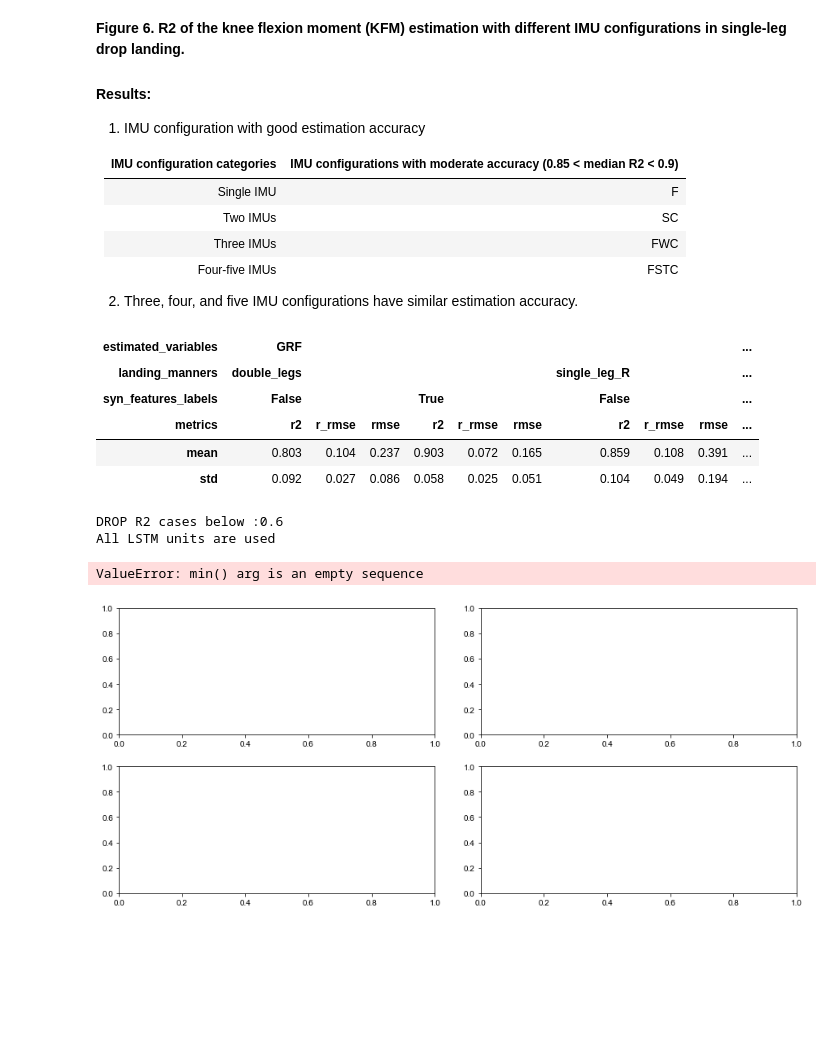
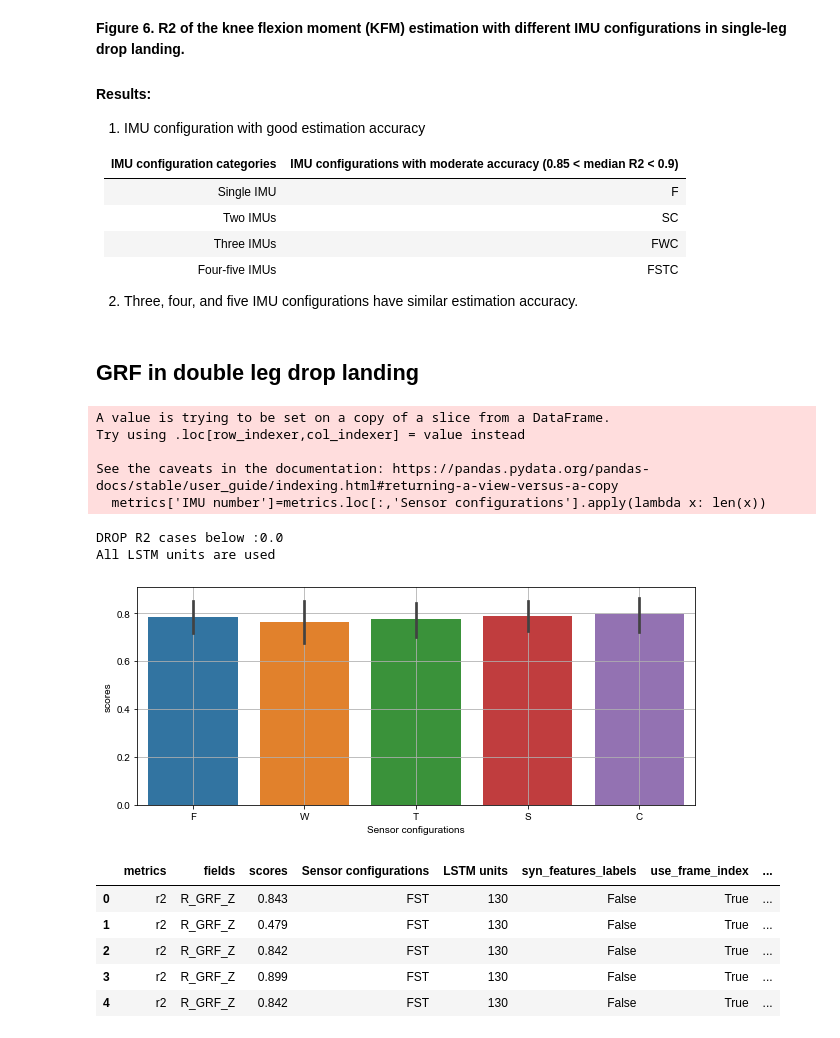
Before and after one commit to sunzhon/DataAnalysis, a Jupyter notebook: P5/drop_landing_estimation/script/jupyter-lab/results_analysis.ipynb, the cells around one changed output. Drawn from its saved outputs; the diff is of its cells as text; code cells hidden in the pictures; blank space fills up the shorter version.

Commit message:
Add mk_workspace

```diff
--- a/P5/drop_landing_estimation/script/jupyter-lab/results_analysis.ipynb
+++ b/P5/drop_landing_estimation/script/jupyter-lab/results_analysis.ipynb
@@ -268,21 +234,27 @@ All LSTM units are used
 # %%
 combination_investigation_results = "/media/sun/DATA/Drop_landing_workspace/suntao/Results/Experiment_results/training_testing/latest_train/testing_result_folders.txt"
 combination_investigation_results = "/media/sun/DATA/Drop_landing_workspace/suntao/Results/Experiment_results/training_testing/latest_train/metrics.csv"
-metrics = get_investigation_metrics(combination_investigation_results,metric_fields=['r2','r_rmse','rmse'])
+combination_investigation_results = "/media/sun/DATA/Drop_landing_workspace/suntao/Results/Experiment_results/training_testing/study_lstm_units/metrics.csv"
+combination_investigation_results = "/media/sun/DATA/Drop_landing_workspace/suntao/Results/Experiment_results/training_testing/study_lstm_units/125_all_imu/metrics.csv"
+metric_fields=['r2','r_rmse','rmse']
+metrics = get_investigation_metrics(combination_investigation_results,metric_fields=metric_fields)
+
+metrics = metrics[metrics['Sensor configurations']=='FSTWC']
+'''
+metrics = parase_plot_data(combination_investigation_results,
+                                        estimated_variable='GRF',
+                                        LSTM_unit=,
+                                        metric_fields=metric_fields,
+                                        sort_variable='LSTM units'
+                                         )
+
+'''
+metrics['IMU number']=metrics.loc[:,'Sensor configurations'].apply(lambda x: len(x))
 metrics = metrics.drop(metrics[(metrics['metrics']=='r2') & (metrics['scores']<0.6)].index)
-group_metrics = metrics.groupby(['estimated_variables','landing_manners','syn_features_labels', 'metrics'])
+group_metrics = metrics.groupby(['estimated_variables','landing_manners','syn_features_labels','IMU number' ,'metrics'])
 statistic_metrics = group_metrics.describe().loc[:,'scores']
-statistic_metrics.loc[:,('mean','std')].T.round(3)
+statistic_metrics.loc[:,('mean','std')].round(3)
-# %% [output]
-| estimated_variables | GRF |  |  |  |  |  |  |  |  | ... |
-| landing_manners | double_legs |  |  |  |  |  | single_leg_R |  |  | ... |
-| syn_features_labels | False |  |  | True |  |  | False |  |  | ... |
-| metrics | r2 | r_rmse | rmse | r2 | r_rmse | rmse | r2 | r_rmse | rmse | ... |
-| mean | 0.803 | 0.104 | 0.237 | 0.903 | 0.072 | 0.165 | 0.859 | 0.108 | 0.391 | ... |
-| std | 0.092 | 0.027 | 0.086 | 0.058 | 0.025 | 0.051 | 0.104 | 0.049 | 0.194 | ... |
 # %%
+metrics.head(30)
-# %% [output]
-DROP R2 cases below :0.6
-All LSTM units are used
-ValueError: min() arg is an empty sequence
-[figure, removed]
+# %% [markdown]
+## GRF in double leg drop landing
@@ -288,0 +281,41 @@ ValueError: min() arg is an empty sequence
+# %%
+combination_investigation_results = "/media/sun/DATA/Drop_landing_workspace/suntao/Results/Experiment_results/training_testing/2_collected_full_cv/r2_metrics.csv"
+combination_investigation_results = "/media/sun/DATA/Drop_landing_workspace/suntao/Results/Experiment_results/training_testing/2_collected_full_cv/1_imu_full_cv_all_trials/testing_result_folders.txt"
+landing_manner = 'double_legs'
+estimated_variable = 'GRF'
+syn_features_label = False
+use_frame_index = True
+drop_value = 0.0
+metric_fields = ['r2']
+metrics = parase_plot_data(combination_investigation_results,
+                           landing_manner=landing_manner,
+                           estimated_variable=estimated_variable,
+                           syn_features_label=syn_features_label,
+                           use_frame_index=use_frame_index,
+                           drop_value=drop_value,
+                           metric_fields=metric_fields,
+                           IMU_number=[1],
+                           sort_variable='IMU number'
+                          )
+
+g = sns.barplot(data=metrics,x='Sensor configurations',y='scores')
+g.figure.set_figwidth(10)
+g.axes.grid()
+# %% [output]
+A value is trying to be set on a copy of a slice from a DataFrame.
+Try using .loc[row_indexer,col_indexer] = value instead
+
+See the caveats in the documentation: https://pandas.pydata.org/pandas-docs/stable/user_guide/indexing.html#returning-a-view-versus-a-copy
+  metrics['IMU number']=metrics.loc[:,'Sensor configurations'].apply(lambda x: len(x))
+DROP R2 cases below :0.0
+All LSTM units are used
+[figure, added]
+# %%
+metrics.head()
+# %% [output]
+|  | metrics | fields | scores | Sensor configurations | LSTM units | syn_features_labels | use_frame_index | ... |
+| 0 | r2 | R_GRF_Z | 0.843 | FST | 130 | False | True | ... |
+| 1 | r2 | R_GRF_Z | 0.479 | FST | 130 | False | True | ... |
+| 2 | r2 | R_GRF_Z | 0.842 | FST | 130 | False | True | ... |
+| 3 | r2 | R_GRF_Z | 0.899 | FST | 130 | False | True | ... |
+| 4 | r2 | R_GRF_Z | 0.842 | FST | 130 | False | True | ... |
```
Also changed, not shown: parts of 24 cells of this notebook, 18 other files.
